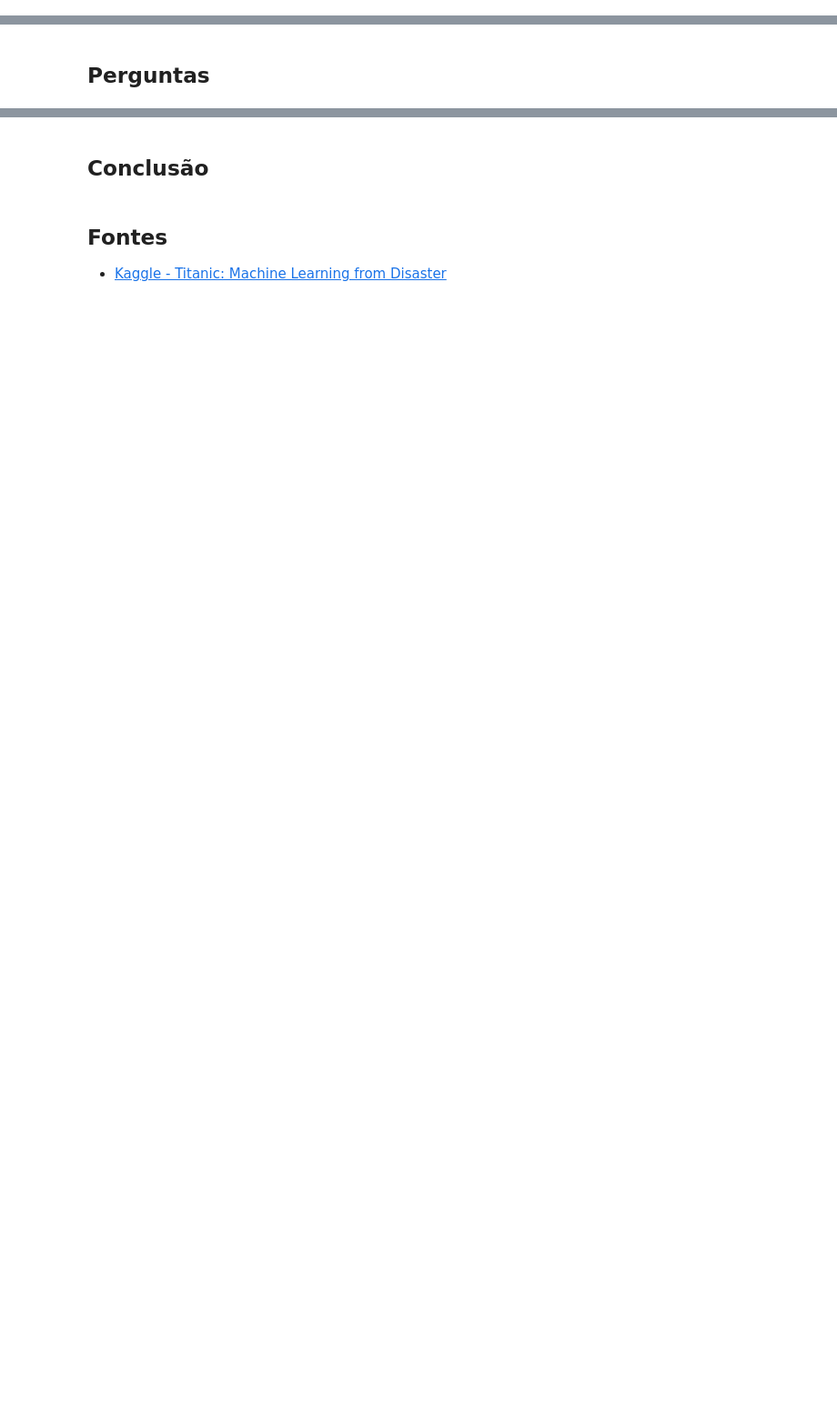
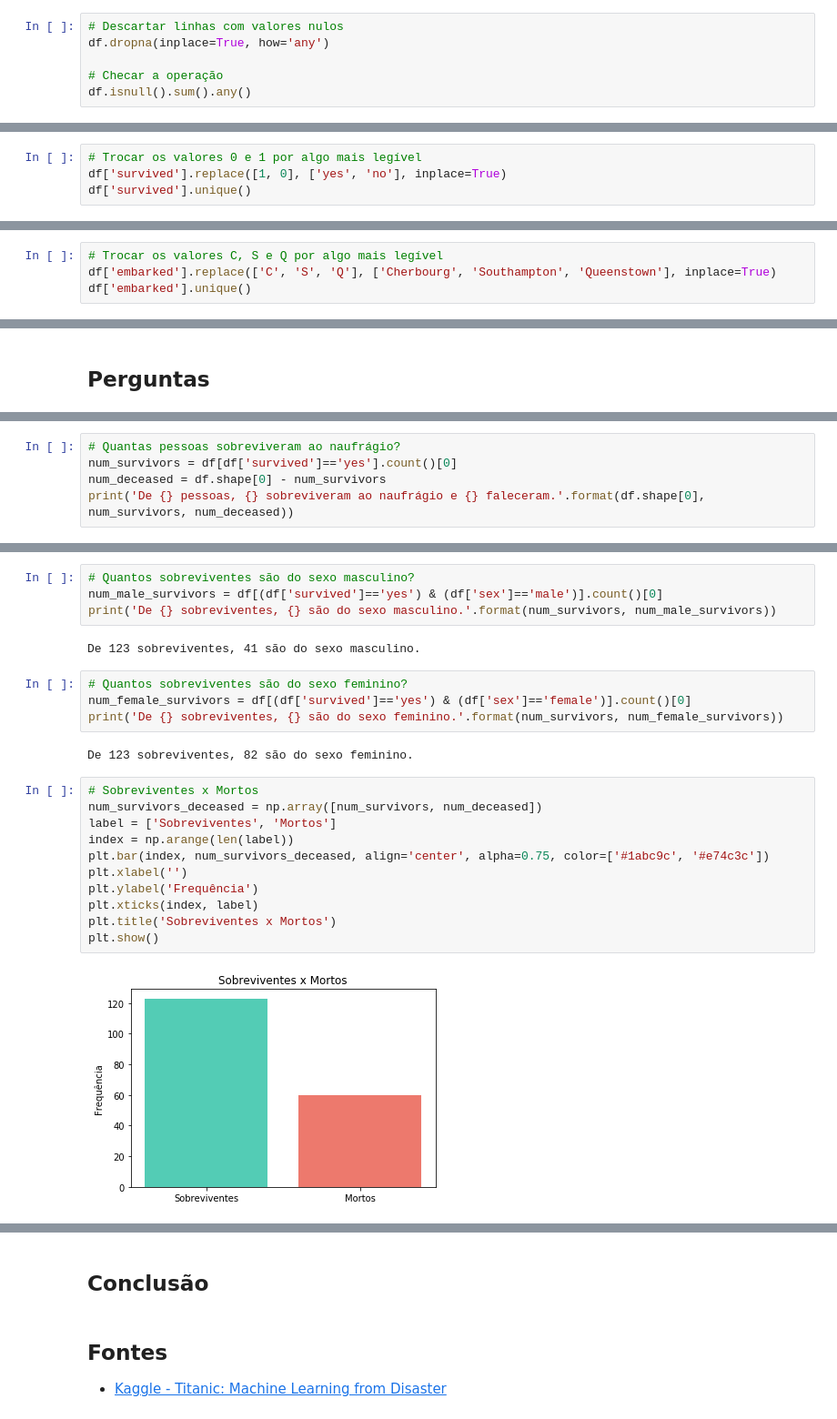
Before and after one commit to calaca/ndfdsi-investigate-a-dataset, a Jupyter notebook: investigate_a_dataset_titanic.ipynb, the cells around one changed output, grey strips where cells are left out. Shown at 91% size. Saved outputs shown, nothing was run; the diff lists cells and outputs as text; blank space fills up the shorter version.

```diff
--- a/investigate_a_dataset_titanic.ipynb
+++ b/investigate_a_dataset_titanic.ipynb
@@ -58,0 +136,6 @@ memory usage: 83.6+ KB
+# %%
+# Descartar linhas com valores nulos
+df.dropna(inplace=True, how='any')
+
+# Checar a operação
+df.isnull().sum().any()
@@ -58,0 +155,4 @@ memory usage: 83.6+ KB
+# %%
+# Trocar os valores 0 e 1 por algo mais legível
+df['survived'].replace([1, 0], ['yes', 'no'], inplace=True)
+df['survived'].unique()
@@ -58,0 +166,4 @@ memory usage: 83.6+ KB
+# %%
+# Trocar os valores C, S e Q por algo mais legível
+df['embarked'].replace(['C', 'S', 'Q'], ['Cherbourg', 'Southampton', 'Queenstown'], inplace=True)
+df['embarked'].unique()
@@ -62,0 +186,5 @@ memory usage: 83.6+ KB
+# %%
+# Quantas pessoas sobreviveram ao naufrágio?
+num_survivors = df[df['survived']=='yes'].count()[0]
+num_deceased = df.shape[0] - num_survivors
+print('De {} pessoas, {} sobreviveram ao naufrágio e {} faleceram.'.format(df.shape[0], num_survivors, num_deceased))
@@ -62,0 +193,25 @@ memory usage: 83.6+ KB
+# %%
+# Quantos sobreviventes são do sexo masculino?
+num_male_survivors = df[(df['survived']=='yes') & (df['sex']=='male')].count()[0]
+print('De {} sobreviventes, {} são do sexo masculino.'.format(num_survivors, num_male_survivors))
+# %% [output]
+De 123 sobreviventes, 41 são do sexo masculino.
+# %%
+# Quantos sobreviventes são do sexo feminino?
+num_female_survivors = df[(df['survived']=='yes') & (df['sex']=='female')].count()[0]
+print('De {} sobreviventes, {} são do sexo feminino.'.format(num_survivors, num_female_survivors))
+# %% [output]
+De 123 sobreviventes, 82 são do sexo feminino.
+# %%
+# Sobreviventes x Mortos
+num_survivors_deceased = np.array([num_survivors, num_deceased])
+label = ['Sobreviventes', 'Mortos']
+index = np.arange(len(label))
+plt.bar(index, num_survivors_deceased, align='center', alpha=0.75, color=['#1abc9c', '#e74c3c'])
+plt.xlabel('')
+plt.ylabel('Frequência')
+plt.xticks(index, label)
+plt.title('Sobreviventes x Mortos')
+plt.show()
+# %% [output]
+[figure, added]
```
Also changed, not shown: parts of 19 cells of this notebook.
